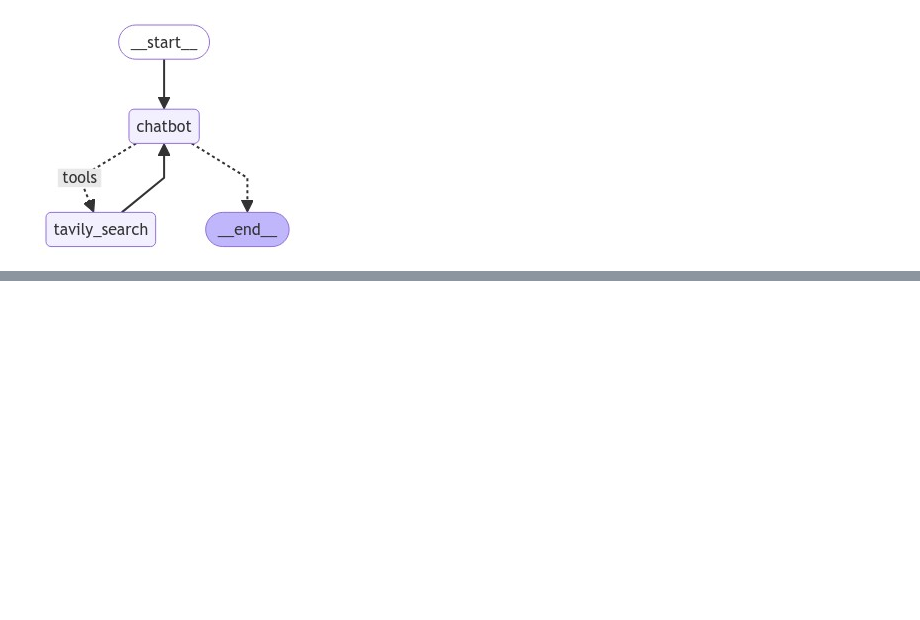
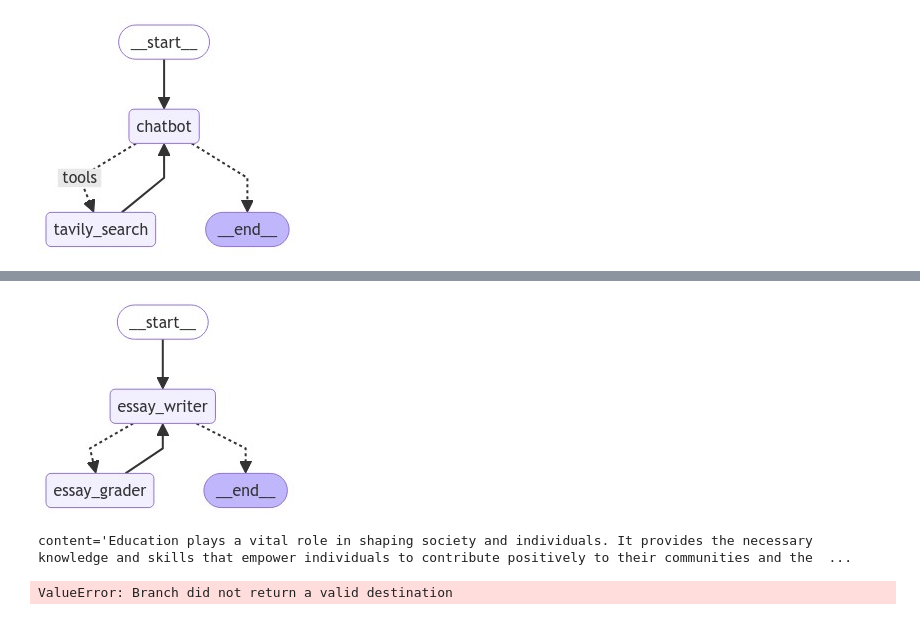
Before and after one commit to ASTAR-INDUSTRIES/cogito-agent-workshop, a Jupyter notebook: LangGraph_Workbook.ipynb, the cells around one changed output, grey strips where cells are left out. Saved outputs shown, nothing was run; the diff lists cells and outputs as text; code cells hidden in the pictures; blank space fills up the shorter version.

```diff
--- a/LangGraph_Workbook.ipynb
+++ b/LangGraph_Workbook.ipynb
@@ -164,0 +368,7 @@ Goodbye!
+# %%
+prompt = PromptTemplate(
+    template="""
+    {order}
+    """
+)
+chain = prompt | llm.with_structured_output(Order)
@@ -164,0 +386,71 @@ Goodbye!
+# %%
+llm_gpt_3_5 = ChatOpenAI(
+    openai_api_key=OPENAI_API_KEY,
+    model_name="gpt-3.5-turbo",
+)
+
+def essay_writer(state: GraphState):
+    """Node that generate a 3 paragraph essay"""
+    prompt = PromptTemplate(
+        template="""
+        Write a 3 paragraph essay based on the following request:
+
+        Request: {messages}
+        """
+    )
+    generate = prompt | llm_gpt_3_5
+    response = generate.invoke({"messages": state["messages"]})
+    print(response)
+    return {"messages": [response]}
+
+
+def essay_grader(state: GraphState):
+    """Node that grades an essay"""
+    prompt = PromptTemplate(
+        template="""
+        Grade the following essay:
+
+        Essay: {messages}
+        """
+    )
+    generate = prompt | llm
+    response = generate.invoke({"messages": state["messages"]})
+    return {"messages": [response]}
+
+
+def should_continue(state: GraphState):
+    """Node that checks if the user wants to continue"""
+    if len(state["messages"]) > 6:
+        return "__end__"
+    else:
+        "essay_grader"
+
+
+workflow = StateGraph(GraphState)
+
+workflow.add_node("essay_writer", essay_writer)
+workflow.add_node("essay_grader", essay_grader)
+
+workflow.add_edge(START, "essay_writer")
+workflow.add_edge("essay_grader", "essay_writer")
+
+workflow.add_conditional_edges(
+    "essay_writer",
+    should_continue
+)
+
+graph = workflow.compile()
+
+display(Image(graph.get_graph().draw_mermaid_png()))
+# %% [output]
+[figure, added]
+# %%
+request = "Write an essay on the importance of education in society."
+
+for event in graph.stream({"messages": [("user", request)]}):
+    for value in event.values():
+        if isinstance(value["messages"][-1], BaseMessage):
+            print("Assistant:", value["messages"][-1].content)
+# %% [output]
+content='Education plays a vital role in shaping society and individuals. It provides the necessary knowledge and skills that empower individuals to contribute positively to their communities and the  ...
+ValueError: Branch did not return a valid destination
```
Also changed, not shown: parts of 22 cells of this notebook, 11 other files.
